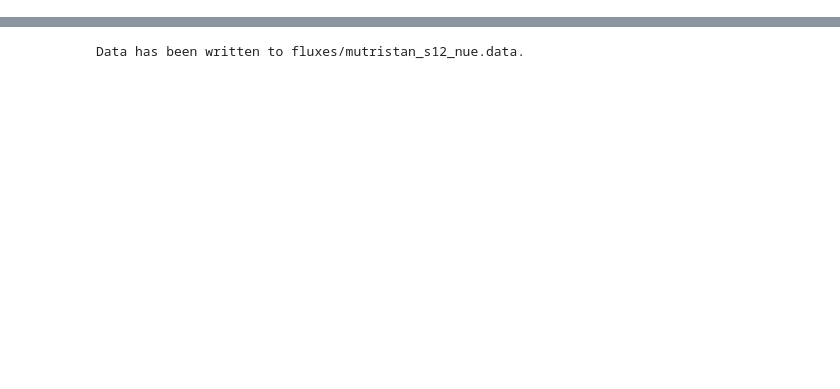
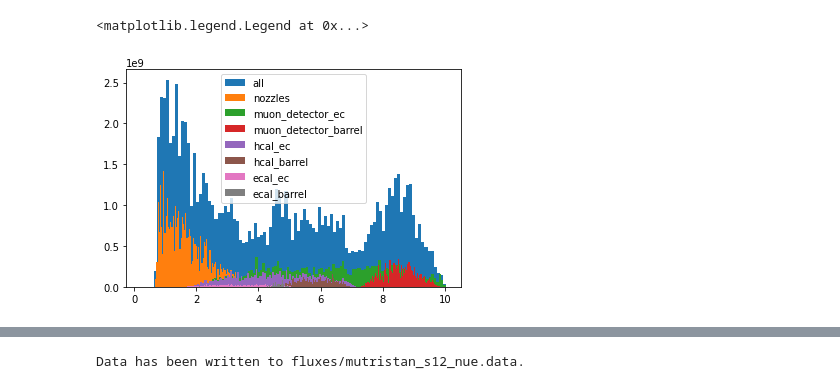
Before and after one commit to mhostert/BIN_MC, a Jupyter notebook: notizbuch_mit_genie.ipynb, the cells around one changed output, grey strips where cells are left out. Drawn from its saved outputs; the diff is of its cells as text; code cells hidden in the pictures; blank space fills up the shorter version.

```diff
--- a/notizbuch_mit_genie.ipynb
+++ b/notizbuch_mit_genie.ipynb
@@ -35,4 +35,25 @@ Event Distribution:
 +----------------------+-------------------+------------------------+--------------+
+# %%
+part = 'numubar'
+sec = 'nozzles'
+sec1 = 'muon_detector_ec'
+sec2 = 'muon_detector_barrel'
+sec3 = 'hcal_ec'
+sec4 = 'hcal_barrel'
+sec5 = 'ecal_ec'
+sec6 = 'ecal_barrel'
+plt.hist(np.arccos(sim.get_data(part = part, sec = 'all')[6]) * 180/np.pi, weights = sim.get_data(part = part, sec = 'all')[3], bins = 100, label = 'all')
+plt.hist(np.arccos(sim.get_data(part = part, sec = sec)[6]) * 180/np.pi, weights = sim.get_data(part = part, sec = sec)[3], bins = 100, label = sec)
+plt.hist(np.arccos(sim.get_data(part = part, sec = sec1)[6]) * 180/np.pi, weights = sim.get_data(part = part, sec = sec1)[3], bins = 100, label = sec1)
+plt.hist(np.arccos(sim.get_data(part = part, sec = sec2)[6]) * 180/np.pi, weights = sim.get_data(part = part, sec = sec2)[3], bins = 100, label = sec2)
+plt.hist(np.arccos(sim.get_data(part = part, sec = sec3)[6]) * 180/np.pi, weights = sim.get_data(part = part, sec = sec3)[3], bins = 100, label = sec3)
+plt.hist(np.arccos(sim.get_data(part = part, sec = sec4)[6]) * 180/np.pi, weights = sim.get_data(part = part, sec = sec4)[3], bins = 100, label = sec4)
+plt.hist(np.arccos(sim.get_data(part = part, sec = sec5)[6]) * 180/np.pi, weights = sim.get_data(part = part, sec = sec5)[3], bins = 100, label = sec5)
+plt.hist(np.arccos(sim.get_data(part = part, sec = sec6)[6]) * 180/np.pi, weights = sim.get_data(part = part, sec = sec6)[3], bins = 100, label = sec6)
+plt.legend()
+# %% [output]
+<matplotlib.legend.Legend at 0x...>
+[figure, added]
 # %%
 sim.energies(part = 'numubar', fs = (10,6))
 sim.energies(part = 'nue', fs = None)
```
Also changed, not shown: parts of 12 cells of this notebook, 4 other files.
